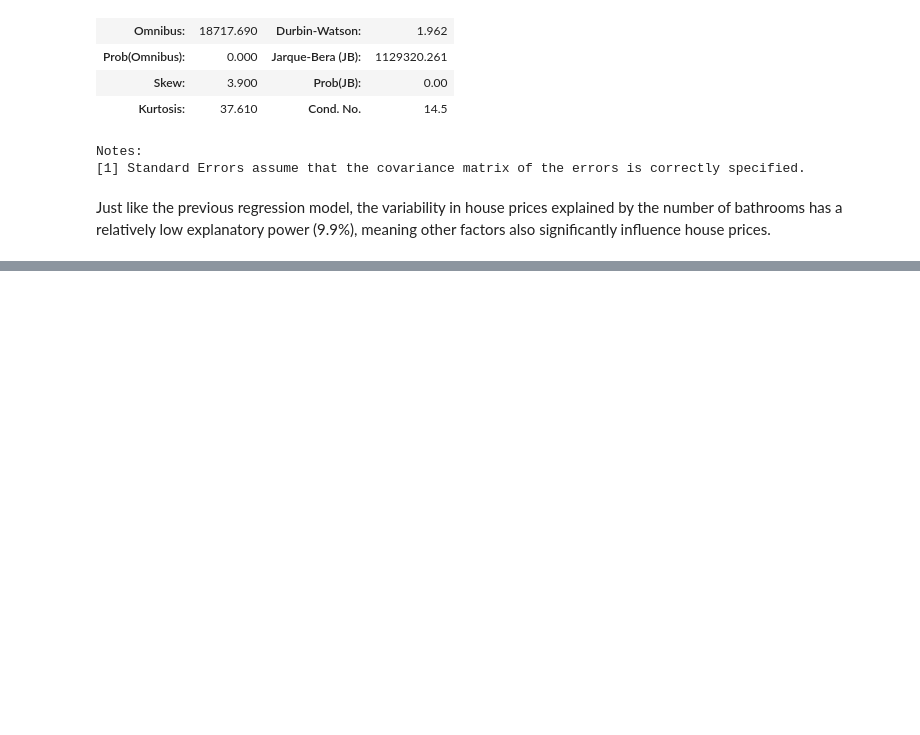
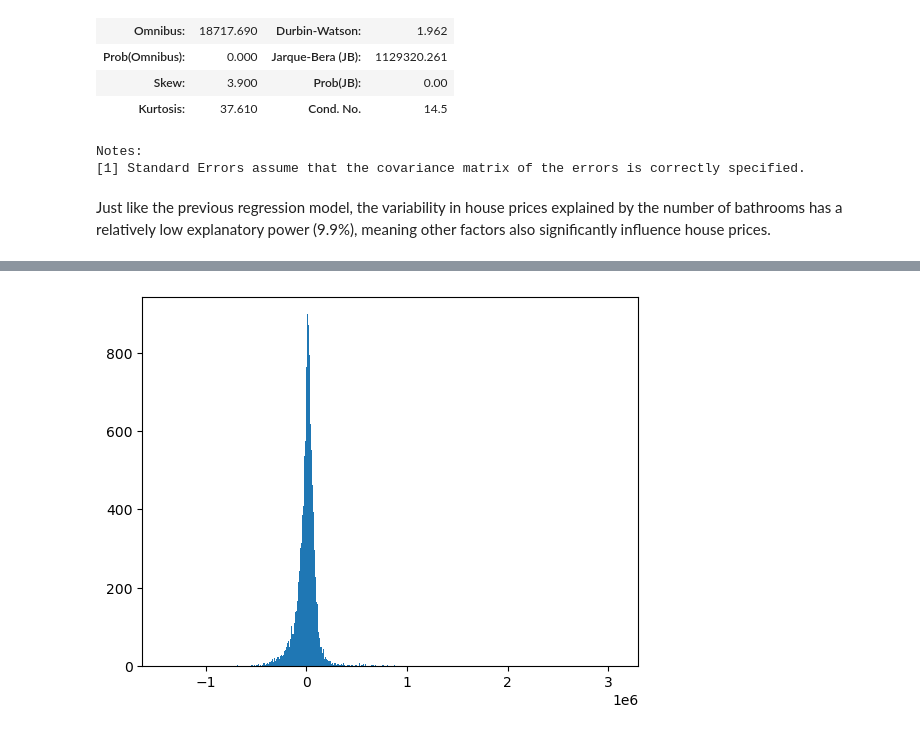
Before and after one commit to Patriciangugi/Project-Phase-2, a Jupyter notebook: Members/Hanan.ipynb, the cells around one changed output, grey strips where cells are left out. Drawn from its saved outputs; the diff is of its cells as text; code cells hidden in the pictures; blank space fills up the shorter version.

```diff
--- a/Members/Hanan.ipynb
+++ b/Members/Hanan.ipynb
@@ -783,0 +874,6 @@ Just like the previous regression model, the variability in house prices explain
+# %%
+#hist plot of residuals
+plt.hist(resid1['price'], bins='auto')
+plt.show()
+# %% [output]
+[figure, added]
```
Also changed, not shown: parts of 34 cells of this notebook.
